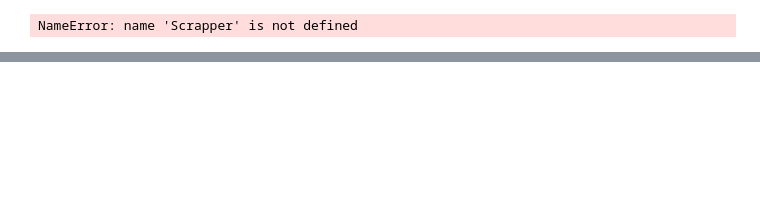
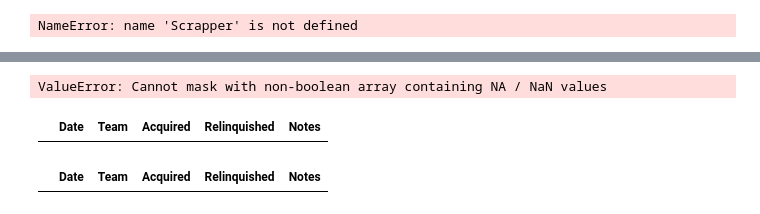
Before and after one commit to jmbarriola/nba-free-agents, a Jupyter notebook: stats-scrapper.ipynb, the cells around one changed output, grey strips where cells are left out. Cells and saved outputs as stored; diff of their text form; code cells hidden in the pictures; blank space fills up the shorter version.

Commit message:
first attempt to scrape prosportstransactions for free agency data

```diff
--- a/stats-scrapper.ipynb
+++ b/stats-scrapper.ipynb
@@ -9,3 +8,28 @@ for year in range(2004, 2010):
         scraper.save_to_csv()
 # %% [output]
 NameError: name 'Scrapper' is not defined
+# %%
+# pip install lxml
+import requests
+from bs4 import BeautifulSoup
+from io import StringIO
+import pandas as pd
+a = []
+
+
+
+for n in range(0, 45*25, 25):
+    if n%100 == 0:
+        print(n)
+    url = f"https://www.prosportstransactions.com/basketball/Search/SearchResults.php?Player=&Team=&BeginDate=2014-05-01&EndDate=2014-12-31&PlayerMovementChkBx=yes&Submit=Search&start={n}"
+
+    response = requests.get(url)
+    html = response.content
+    soup = BeautifulSoup(html, 'lxml')
+    table = soup.find('table', attrs={'class': 'datatable center'})
+    table_str = str(table)
+
+    # Use StringIO to read the string as if it were a file
+    df = pd.read_html(StringIO(table_str), header=0)[0]
+    free_agents = df[df['Notes'].str.contains('agen')]
+    a.append(free_agents)
@@ -11,0 +49,18 @@ NameError: name 'Scrapper' is not defined
+# %%
+free_agents = pd.concat(a)
+free_agents.Acquired = free_agents.Acquired.str.replace('•','') # remove • in front of player's name
+free_agents.Relinquished = free_agents.Relinquished.str.replace('•','') # remove • in front of player's name
+# %%
+free_agents.drp[free_agents.Acquired.str.contains('Duncan')]
+# %% [output]
+ValueError: Cannot mask with non-boolean array containing NA / NaN values
+# %%
+aa = free_agents.dropna(subset=['Acquired'])
+aa[aa.Acquired.str.contains('Delfino')]
+# %% [output]
+|  | Date | Team | Acquired | Relinquished | Notes |
+# %%
+aa = free_agents.dropna(subset=['Relinquished'])
+aa[aa.Relinquished.str.contains('Delfino')]
+# %% [output]
+|  | Date | Team | Acquired | Relinquished | Notes |
```
Also changed, not shown: parts of 11 cells of this notebook.
